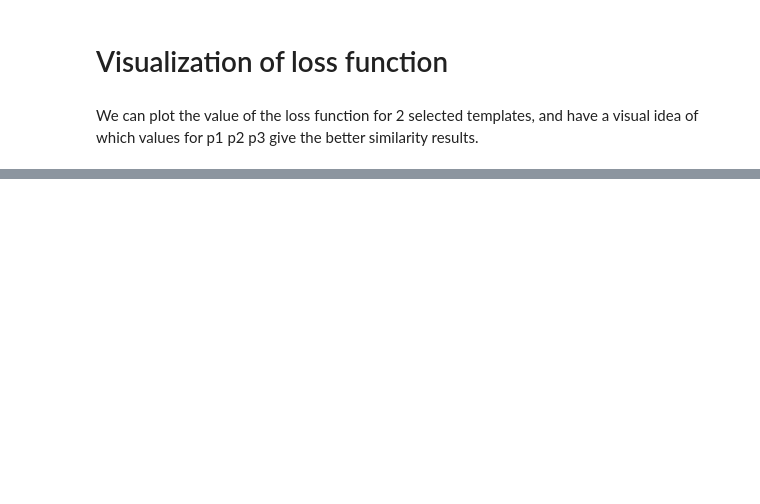
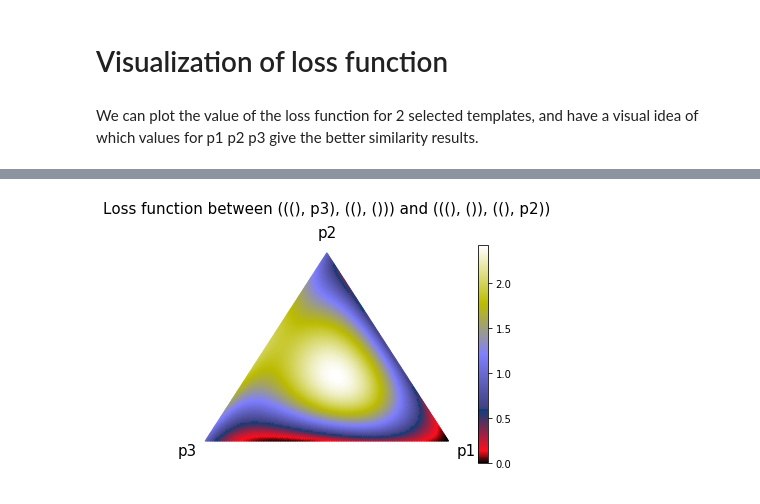
Before and after one commit to lucieperrotta/DCML, a Jupyter notebook: Pipeline.ipynb, the cells around one changed output, grey strips where cells are left out. Drawn from its saved outputs; the diff is of its cells as text; code cells hidden in the pictures; blank space fills up the shorter version.

```diff
--- a/Pipeline.ipynb
+++ b/Pipeline.ipynb
@@ -513,0 +535,7 @@ plt.show()
+# %%
+template1= (((), p3), ((), ()))
+template2= (((), ()),((),p2))
+
+plot_templates_similarity(template1, template2)
+# %% [output]
+[figure, added]
```
Also changed, not shown: parts of 7 cells of this notebook, 3 other files.
